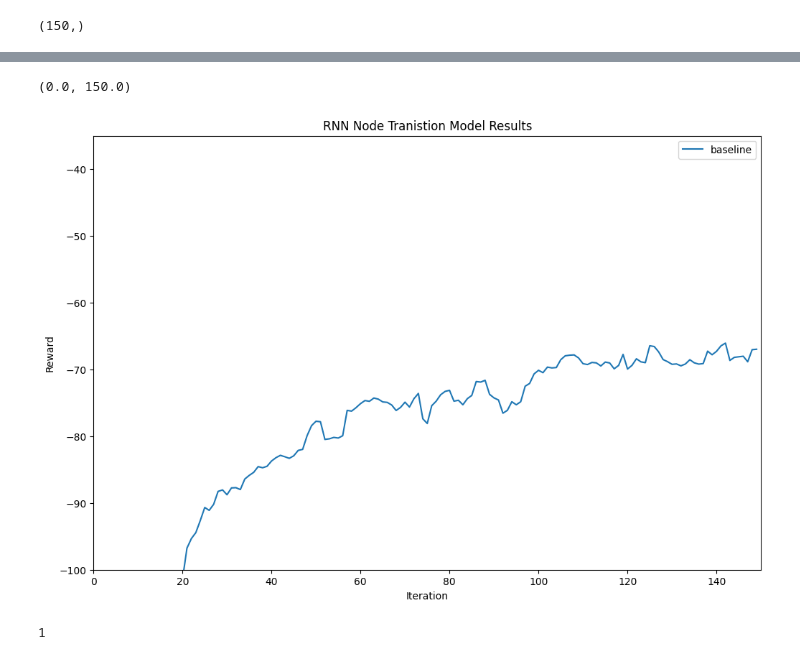
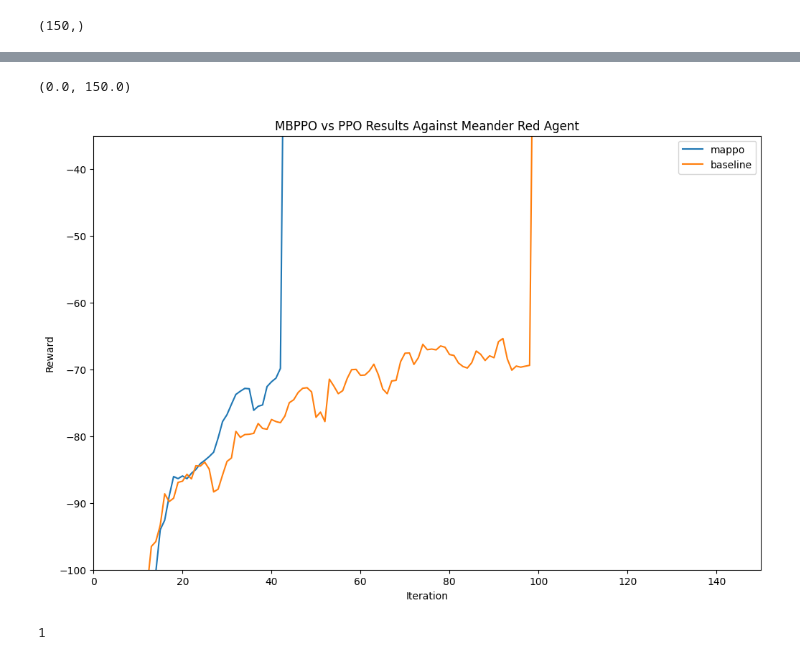
Before and after one commit to cage-challenge/cage-challenge-2, a Jupyter notebook: CybORG/CybORG/MBPPO/plots.ipynb, the cells around one changed output, grey strips where cells are left out. Drawn from its saved outputs; the diff is of its cells as text; code cells hidden in the pictures.

```diff
--- a/CybORG/CybORG/MBPPO/plots.ipynb
+++ b/CybORG/CybORG/MBPPO/plots.ipynb
@@ -81,16 +182,20 @@ plt.xlim(10, 49)
 # %%
 fig = plt.figure(figsize=(12, 8), dpi=100)
-plt.plot(mean_b, label="baseline")
+plt.plot(np.load('40_seq_meander0.npy'), label='mappo')
+plt.plot(np.load('baseline_meander0.npy'), label='baseline')
+
+#for i in range(5):
+#    plt.plot(np.load('baseline_meander' + str(i) + '.npy'))
 
 plt.legend()
-plt.title('RNN Node Tranistion Model Results')
+plt.title('MBPPO vs PPO Results Against Meander Red Agent')
 plt.xlabel('Iteration')
 plt.ylabel('Reward')
 plt.ylim(-100, -35)
 plt.xlim(0, 150)
 # %% [output]
 (0.0, 150.0)
-[figure, old version]
+[figure, new version]
 # %%
 w = np.array([422.4,375.5,334.5,274.7,214.4,190.6,177.2, 165.5, 159.0, 148.9, 137.8, 127.5, 119.7, 109.4, 98.7,
               94.8, 88.1, 81.4, 74.7, 72.4, 68.8, 68.9, 68.7,67.6,65.3,62,59.9,57.8,52.8,46.3,45.7,46.1,44.9,42.7,42.8,42.2,41.4,41.8,41.8,41.3,40.4,40,40,39.6,39.3,40.4,41.0,40.7,39,39.8,40.3,40.1,39.4,37.9,37.5,38.5,38,37.7,37.7,37.7])
```
Also changed, not shown: parts of 10 cells of this notebook, 8 other files.
